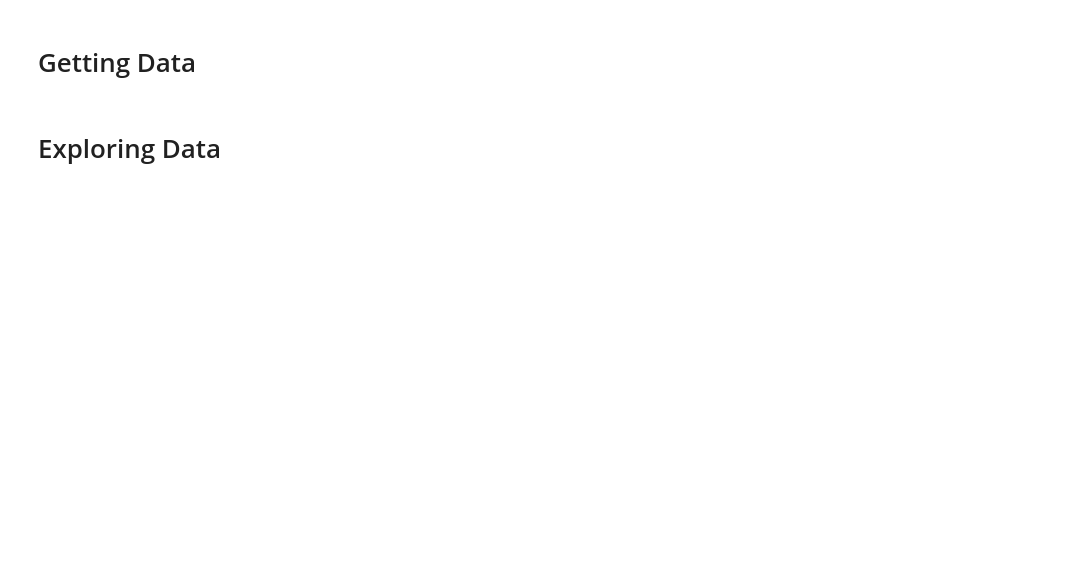
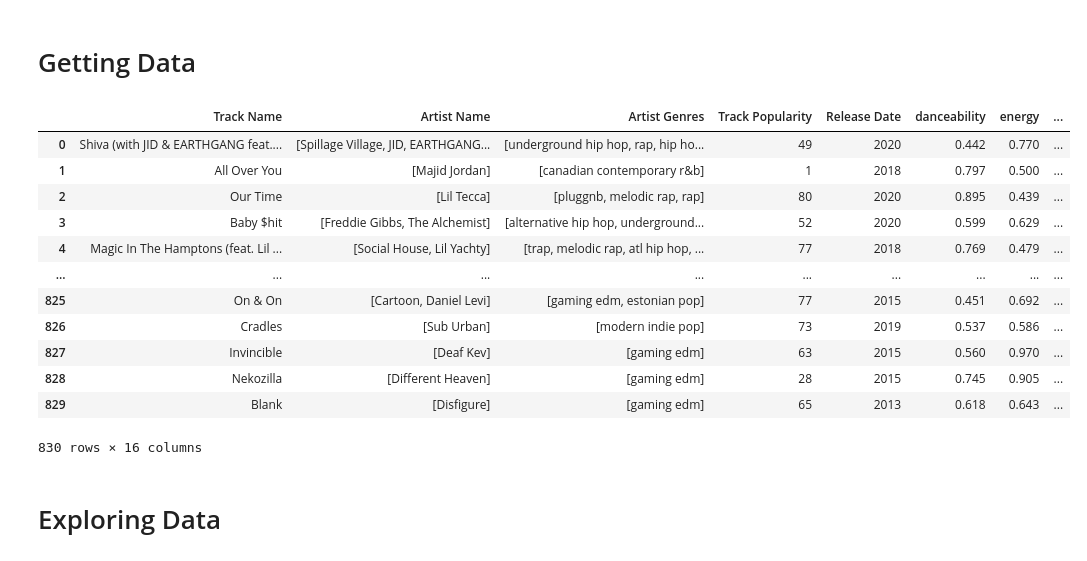
Before and after one commit to piluguji/Spotify-Playlist-Sorter, a Jupyter notebook: data_preprocess.ipynb, the cells around one changed output. Drawn from its saved outputs; the diff is of its cells as text; code cells hidden in the pictures; blank space fills up the shorter version.

```diff
--- a/data_preprocess.ipynb
+++ b/data_preprocess.ipynb
@@ -83,6 +94,22 @@ for playlist_URI in playlist_URIs:
 # Create the dataframe
 columns = ['Track Name', 'Artist Name', 'Artist Genres', 'Track Popularity', 'Release Date'] + list(selected_features.keys()) + ['Playlist URIs']
 df = pd.DataFrame(song_data, columns=columns)
+# %%
+df
+# %% [output]
+|  | Track Name | Artist Name | Artist Genres | Track Popularity | Release Date | danceability | energy | ... |
+| 0 | Shiva (with JID & EARTHGANG feat.... | [Spillage Village, JID, EARTHGANG... | [underground hip hop, rap, hip ho... | 49 | 2020 | 0.442 | 0.770 | ... |
+| 1 | All Over You | [Majid Jordan] | [canadian contemporary r&b] | 1 | 2018 | 0.797 | 0.500 | ... |
+| 2 | Our Time | [Lil Tecca] | [pluggnb, melodic rap, rap] | 80 | 2020 | 0.895 | 0.439 | ... |
+| 3 | Baby $hit | [Freddie Gibbs, The Alchemist] | [alternative hip hop, underground... | 52 | 2020 | 0.599 | 0.629 | ... |
+| 4 | Magic In The Hamptons (feat. Lil ... | [Social House, Lil Yachty] | [trap, melodic rap, atl hip hop, ... | 77 | 2018 | 0.769 | 0.479 | ... |
+| ... | ... | ... | ... | ... | ... | ... | ... | ... |
+| 825 | On & On | [Cartoon, Daniel Levi] | [gaming edm, estonian pop] | 77 | 2015 | 0.451 | 0.692 | ... |
+| 826 | Cradles | [Sub Urban] | [modern indie pop] | 73 | 2019 | 0.537 | 0.586 | ... |
+| 827 | Invincible | [Deaf Kev] | [gaming edm] | 63 | 2015 | 0.560 | 0.970 | ... |
+| 828 | Nekozilla | [Different Heaven] | [gaming edm] | 28 | 2015 | 0.745 | 0.905 | ... |
+| 829 | Blank | [Disfigure] | [gaming edm] | 65 | 2013 | 0.618 | 0.643 | ... |
+830 rows × 16 columns
 # %% [markdown]
 # Exploring Data
 # %%
```
Also changed, not shown: parts of 13 cells of this notebook.
